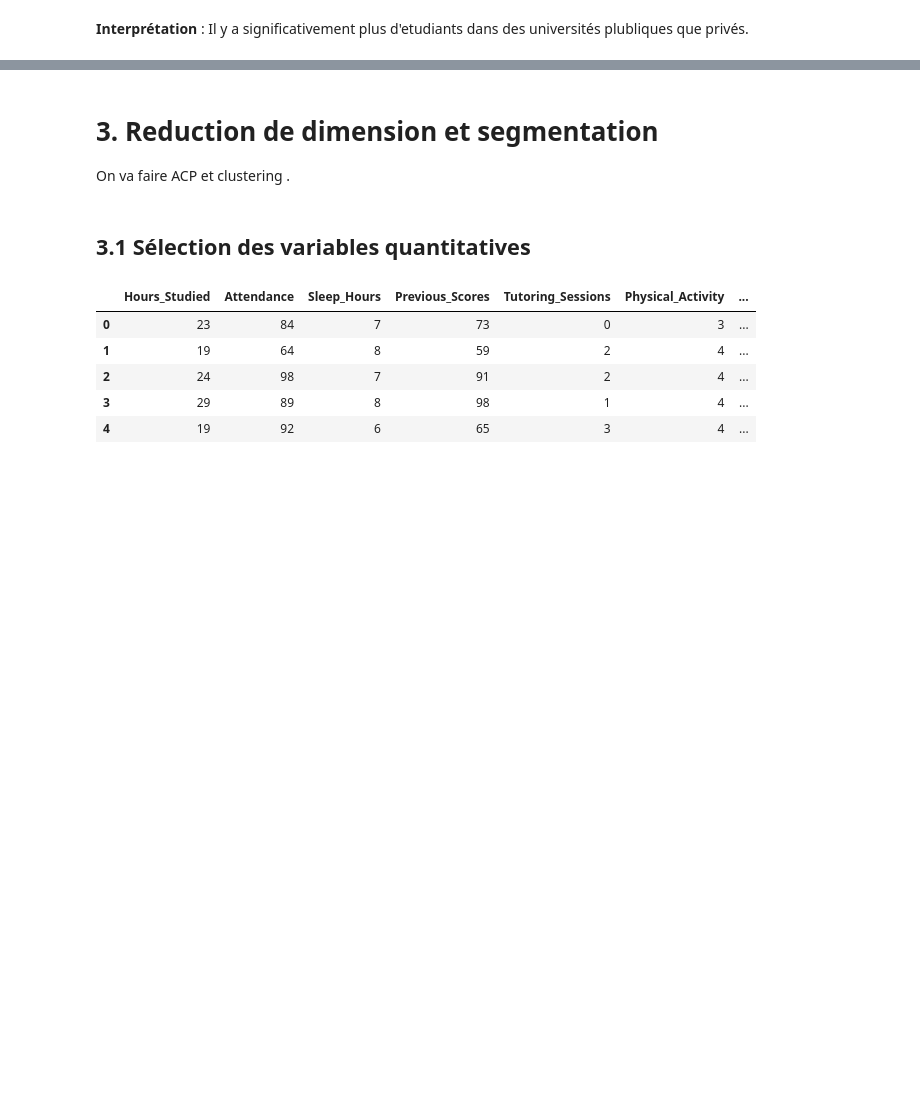
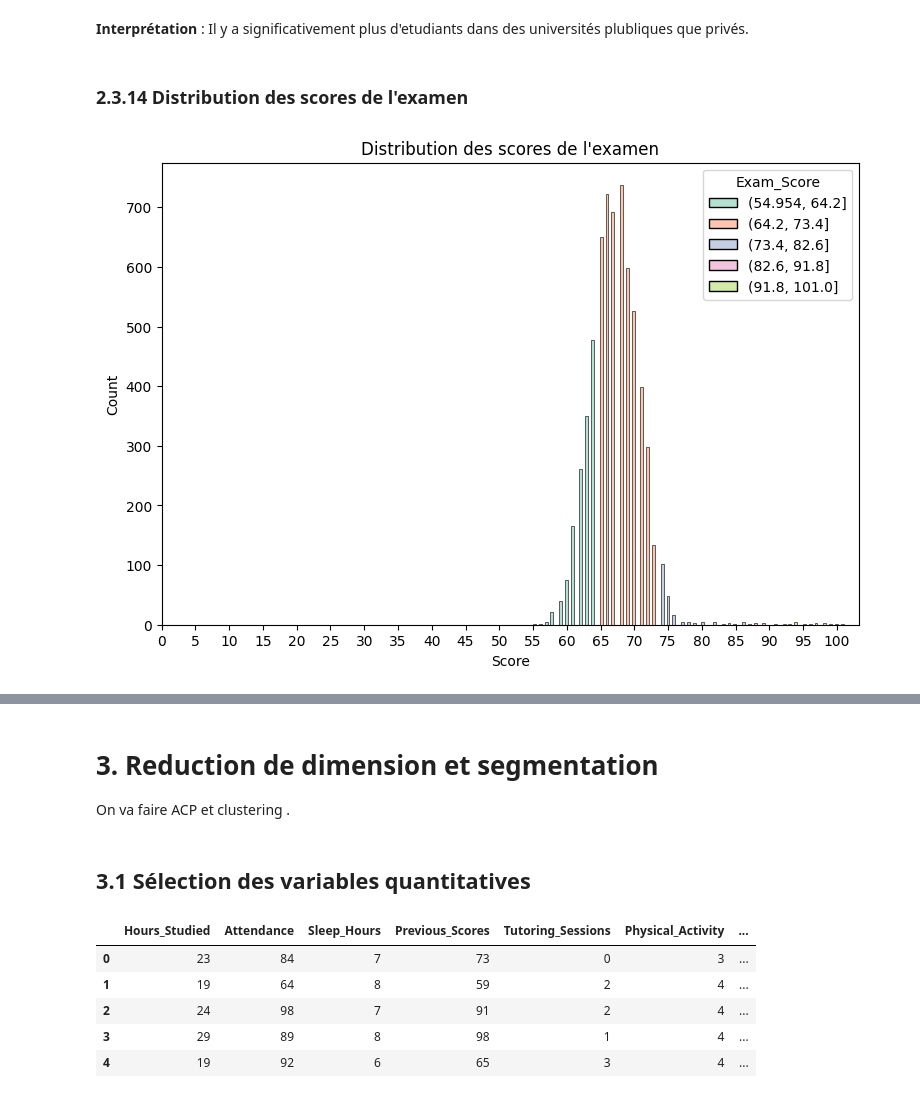
Before and after one commit to Harlequelrah/student_exam_performance_dataset_analysis, a Jupyter notebook: project/main.ipynb, the cells around one changed output, grey strips where cells are left out. Cells and saved outputs as stored; diff of their text form; code cells hidden in the pictures; blank space fills up the shorter version.

```diff
--- a/project/main.ipynb
+++ b/project/main.ipynb
@@ -437,3 +461,20 @@ get_pie_repartition_chart(
 # %% [markdown]
 **Interprétation** :
 Il y a significativement plus d'etudiants dans des universités plubliques que privés.
+# %% [markdown]
+### 2.3.14 Distribution des scores de l'examen
+# %%
+plt.figure(figsize=(9,6))
+
+bins = pd.cut(data["Exam_Score"],bins=5)
+
+sns.histplot(data=data,x="Exam_Score",hue=bins,palette="Set2")
+
+plt.xticks(ticks=[i*5 for i in range(21)])
+
+plt.xlabel("Score")
+plt.title("Distribution des scores de l'examen")
+
+plt.show()
+# %% [output]
+[figure, added]
```
Also changed, not shown: parts of 58 cells of this notebook.
